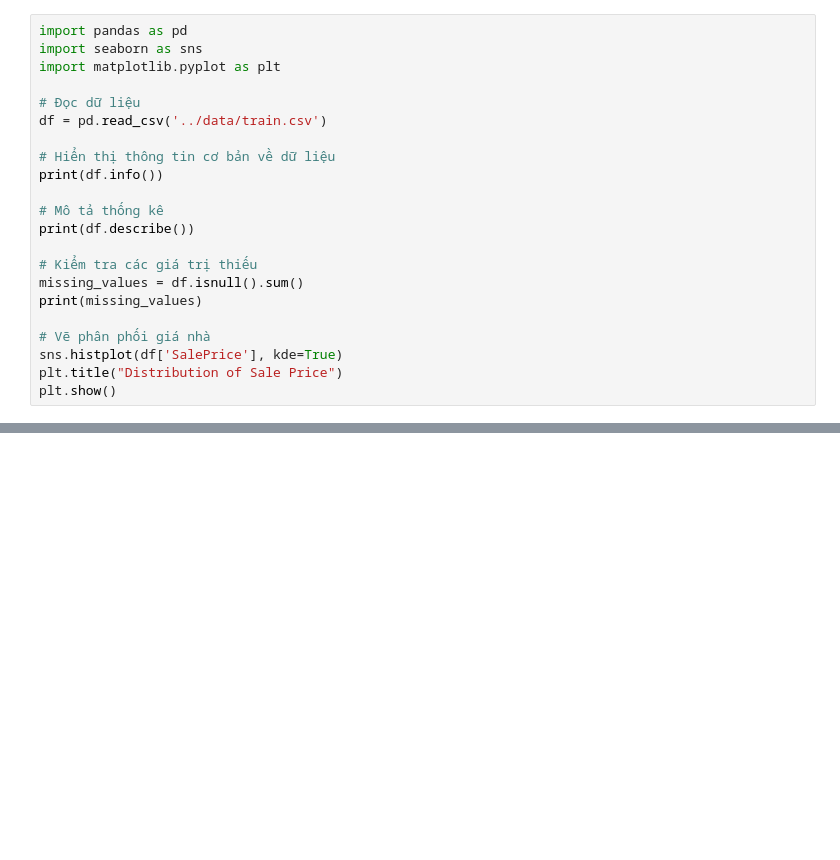
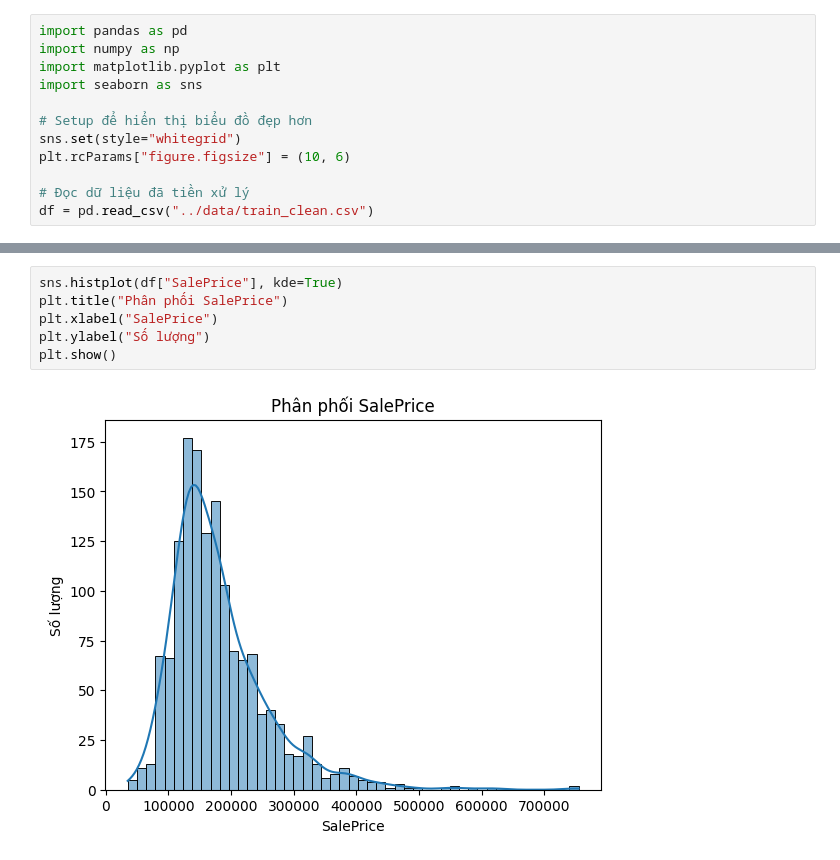
Before and after one commit to ntk223/Data-Science-Project, a Jupyter notebook: notebooks/eda_cleaning.ipynb, the cells around one changed output, grey strips where cells are left out. Saved outputs shown, nothing was run; the diff lists cells and outputs as text; blank space fills up the shorter version.

```diff
--- a/notebooks/eda_cleaning.ipynb
+++ b/notebooks/eda_cleaning.ipynb
@@ -1,22 +1,12 @@
 # %%
 import pandas as pd
+import numpy as np
+import matplotlib.pyplot as plt
 import seaborn as sns
-import matplotlib.pyplot as plt
 
-# Đọc dữ liệu
-df = pd.read_csv('../data/train.csv')
+# Setup để hiển thị biểu đồ đẹp hơn
+sns.set(style="whitegrid")
+plt.rcParams["figure.figsize"] = (10, 6)
 
-# Hiển thị thông tin cơ bản về dữ liệu
-print(df.info())
-
-# Mô tả thống kê
-print(df.describe())
-
-# Kiểm tra các giá trị thiếu
-missing_values = df.isnull().sum()
-print(missing_values)
-
-# Vẽ phân phối giá nhà
-sns.histplot(df['SalePrice'], kde=True)
-plt.title("Distribution of Sale Price")
-plt.show()
+# Đọc dữ liệu đã tiền xử lý
+df = pd.read_csv("../data/train_clean.csv")
@@ -41,0 +36,8 @@ Length: 81, dtype: int64
+# %%
+sns.histplot(df["SalePrice"], kde=True)
+plt.title("Phân phối SalePrice")
+plt.xlabel("SalePrice")
+plt.ylabel("Số lượng")
+plt.show()
+# %% [output]
+[figure, added]
```
Also changed, not shown: parts of 6 cells of this notebook, 2 other files.
